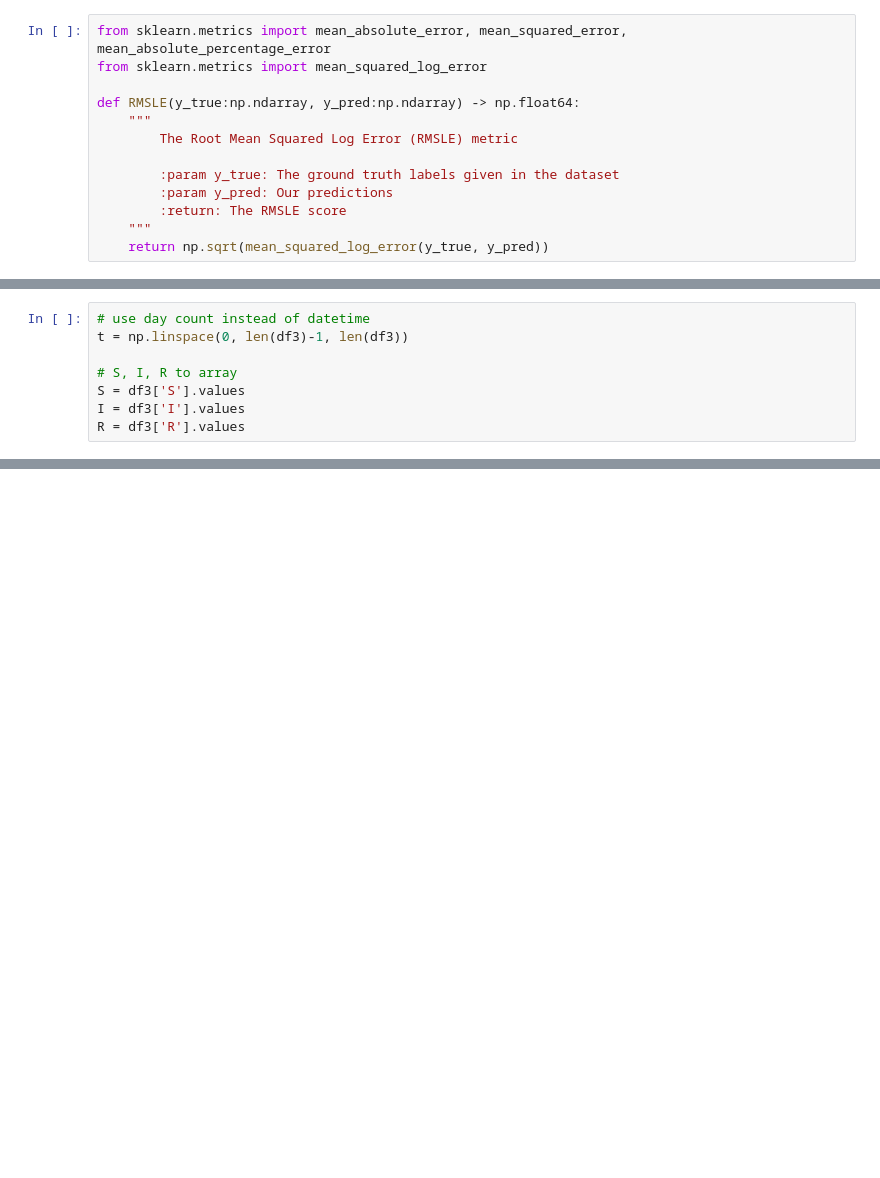
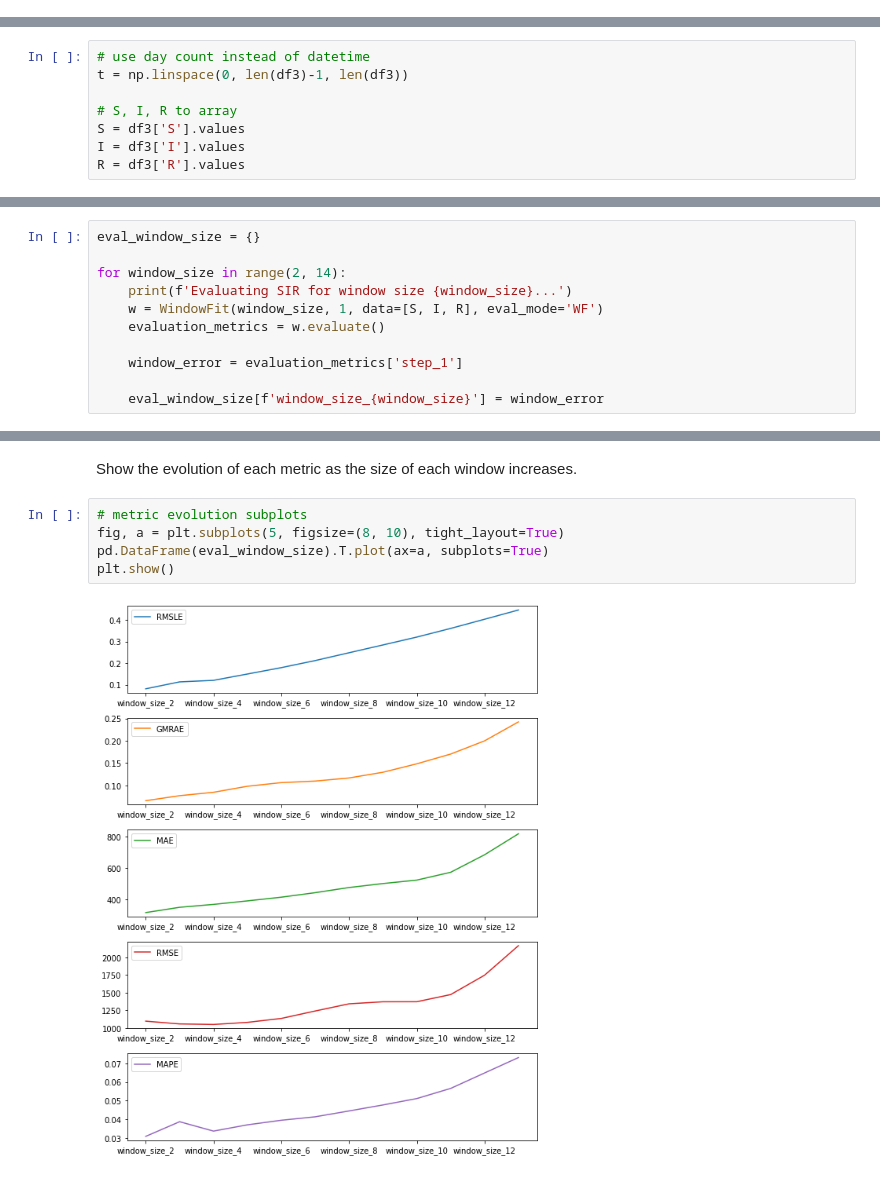
Before and after one commit to marialonsogar/COVID-Dynamics-Model-Comparison, a Jupyter notebook: modeling/sir-spain.ipynb, the cells around one changed output, grey strips where cells are left out. Drawn from its saved outputs; the diff is of its cells as text; blank space fills up the shorter version.

```diff
--- a/modeling/sir-spain.ipynb
+++ b/modeling/sir-spain.ipynb
@@ -59,15 +59,2 @@ df.head()
-# %%
-from sklearn.metrics import mean_absolute_error, mean_squared_error, mean_absolute_percentage_error
-from sklearn.metrics import mean_squared_log_error
-
-def RMSLE(y_true:np.ndarray, y_pred:np.ndarray) -> np.float64:
-    """
-        The Root Mean Squared Log Error (RMSLE) metric
-
-        :param y_true: The ground truth labels given in the dataset
-        :param y_pred: Our predictions
-        :return: The RMSLE score
-    """
-    return np.sqrt(mean_squared_log_error(y_true, y_pred))
 # %% [markdown]
 ## Prepare data
@@ -796,0 +386,11 @@ overall_eval_baseline
+# %%
+eval_window_size = {}
+
+for window_size in range(2, 14):
+    print(f'Evaluating SIR for window size {window_size}...')
+    w = WindowFit(window_size, 1, data=[S, I, R], eval_mode='WF')
+    evaluation_metrics = w.evaluate()
+
+    window_error = evaluation_metrics['step_1']
+
+    eval_window_size[f'window_size_{window_size}'] = window_error
@@ -796,0 +420,9 @@ overall_eval_baseline
+# %% [markdown]
+Show the evolution of each metric as the size of each window increases.
+# %%
+# metric evolution subplots
+fig, a = plt.subplots(5, figsize=(8, 10), tight_layout=True)
+pd.DataFrame(eval_window_size).T.plot(ax=a, subplots=True)
+plt.show()
+# %% [output]
+[figure, added]
```
Also changed, not shown: parts of 74 cells of this notebook.
